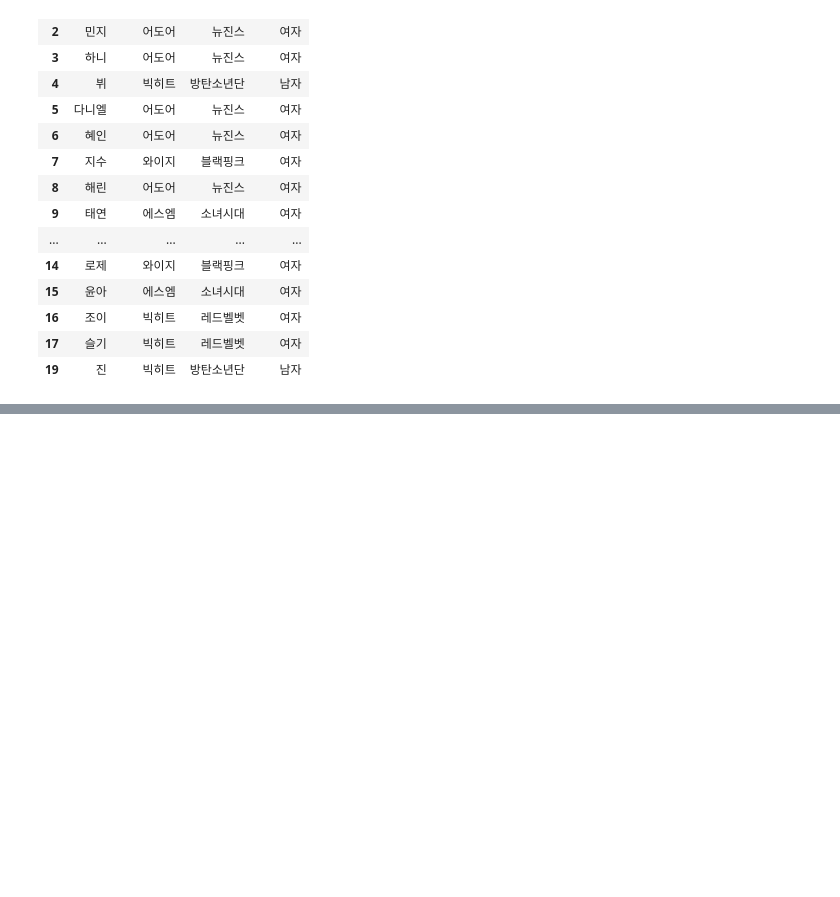
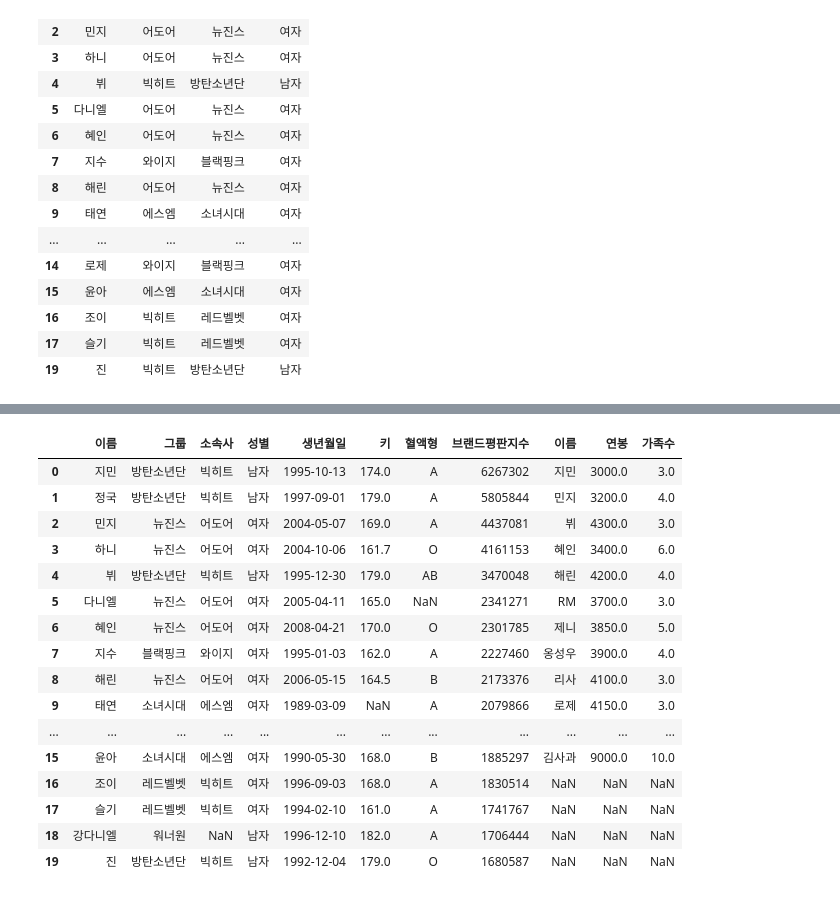
Before and after one commit to JinLeeGG/AI_Project_Preparation, a Jupyter notebook: 3. Data Analysis/02. Pandas/2_Pandas.ipynb, the cells around one changed output, grey strips where cells are left out. Saved outputs shown, nothing was run; the diff lists cells and outputs as text; code cells hidden in the pictures; blank space fills up the shorter version.

```diff
--- a/3. Data Analysis/02. Pandas/2_Pandas.ipynb
+++ b/3. Data Analysis/02. Pandas/2_Pandas.ipynb
@@ -811,0 +1634,3 @@ df.loc[df['company'].notnull(), ['name', 'company', 'group', 'gender']]
+# %%
+df_right = df2.drop([1, 3, 5, 7 ,9], axis = 0) #13579 행 제거
+df_right
@@ -811,0 +1654,3 @@ df.loc[df['company'].notnull(), ['name', 'company', 'group', 'gender']]
+# %%
+df_right = df_right.reset_index(drop=True) # 인덱스 재설정
+df_right
@@ -811,0 +1674,10 @@ df.loc[df['company'].notnull(), ['name', 'company', 'group', 'gender']]
+# %%
+dic = {
+    '이름': '김사과',
+    '연봉': 9000,
+    '가족수': 10
+}
+# %%
+# 데이터 추가
+df_right = pd.concat([df_right, pd.DataFrame(dic, index=[0])], ignore_index=True)
+df_right
@@ -811,0 +1702,20 @@ df.loc[df['company'].notnull(), ['name', 'company', 'group', 'gender']]
+# %%
+pd.concat([df1, df_right], axis=1)
+# %% [output]
+|  | 이름 | 그룹 | 소속사 | 성별 | 생년월일 | 키 | 혈액형 | 브랜드평판지수 | 이름 | 연봉 | 가족수 |
+| 0 | 지민 | 방탄소년단 | 빅히트 | 남자 | 1995-10-13 | 174.0 | A | 6267302 | 지민 | 3000.0 | 3.0 |
+| 1 | 정국 | 방탄소년단 | 빅히트 | 남자 | 1997-09-01 | 179.0 | A | 5805844 | 민지 | 3200.0 | 4.0 |
+| 2 | 민지 | 뉴진스 | 어도어 | 여자 | 2004-05-07 | 169.0 | A | 4437081 | 뷔 | 4300.0 | 3.0 |
+| 3 | 하니 | 뉴진스 | 어도어 | 여자 | 2004-10-06 | 161.7 | O | 4161153 | 혜인 | 3400.0 | 6.0 |
+| 4 | 뷔 | 방탄소년단 | 빅히트 | 남자 | 1995-12-30 | 179.0 | AB | 3470048 | 해린 | 4200.0 | 4.0 |
+| 5 | 다니엘 | 뉴진스 | 어도어 | 여자 | 2005-04-11 | 165.0 | NaN | 2341271 | RM | 3700.0 | 3.0 |
+| 6 | 혜인 | 뉴진스 | 어도어 | 여자 | 2008-04-21 | 170.0 | O | 2301785 | 제니 | 3850.0 | 5.0 |
+| 7 | 지수 | 블랙핑크 | 와이지 | 여자 | 1995-01-03 | 162.0 | A | 2227460 | 옹성우 | 3900.0 | 4.0 |
+| 8 | 해린 | 뉴진스 | 어도어 | 여자 | 2006-05-15 | 164.5 | B | 2173376 | 리사 | 4100.0 | 3.0 |
+| 9 | 태연 | 소녀시대 | 에스엠 | 여자 | 1989-03-09 | NaN | A | 2079866 | 로제 | 4150.0 | 3.0 |
+| ... | ... | ... | ... | ... | ... | ... | ... | ... | ... | ... | ... |
+| 15 | 윤아 | 소녀시대 | 에스엠 | 여자 | 1990-05-30 | 168.0 | B | 1885297 | 김사과 | 9000.0 | 10.0 |
+| 16 | 조이 | 레드벨벳 | 빅히트 | 여자 | 1996-09-03 | 168.0 | A | 1830514 | NaN | NaN | NaN |
+| 17 | 슬기 | 레드벨벳 | 빅히트 | 여자 | 1994-02-10 | 161.0 | A | 1741767 | NaN | NaN | NaN |
+| 18 | 강다니엘 | 워너원 | NaN | 남자 | 1996-12-10 | 182.0 | A | 1706444 | NaN | NaN | NaN |
+| 19 | 진 | 방탄소년단 | 빅히트 | 남자 | 1992-12-04 | 179.0 | O | 1680587 | NaN | NaN | NaN |
```
Also changed, not shown: parts of 119 cells of this notebook.
